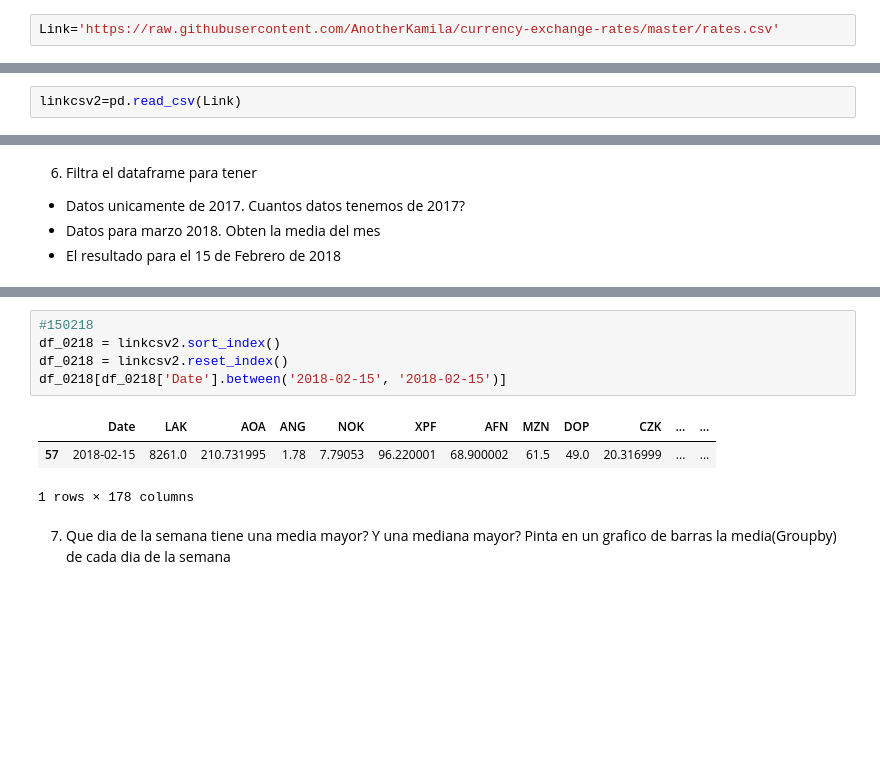
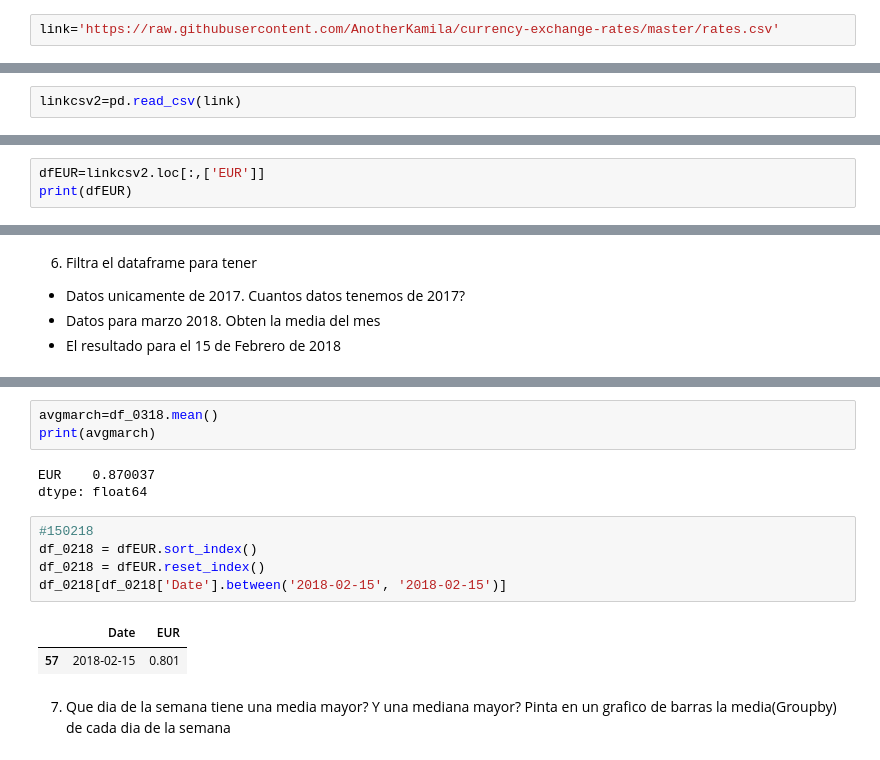
Before and after one commit to ElisaJacky/Time-series, a Jupyter notebook: intro-ejercicios-time-python_v2.ipynb, the cells around one changed output, grey strips where cells are left out. Drawn from its saved outputs; the diff is of its cells as text; blank space fills up the shorter version.

```diff
--- a/intro-ejercicios-time-python_v2.ipynb
+++ b/intro-ejercicios-time-python_v2.ipynb
@@ -199,5 +198,5 @@ import numpy as np
 # %% [markdown]
 1. Lee el archivo con pandas (no incluyas ningun parametro de momento)
 # %%
-Link='https://raw.githubusercontent.com/AnotherKamila/currency-exchange-rates/master/rates.csv'
+link='https://raw.githubusercontent.com/AnotherKamila/currency-exchange-rates/master/rates.csv'
 # %%
@@ -275,5 +274,5 @@ Length: 178, dtype: object
 # %% [markdown]
 4. Vuelve a leer el archivo, esta vez asignando el parametro al indice y el camo date como fecha. Comprueba que los dataframes son iguales (Se puede utilizar la funcion df.equals(exactly_equal) para comprobar dos dataframes)
 # %%
-linkcsv2=pd.read_csv(Link)
+linkcsv2=pd.read_csv(link)
 # %%
@@ -307,0 +302,3 @@ IndexError: only integers, slices (`:`), ellipsis (`...`), numpy.newaxis (`None`
+# %%
+dfEUR=linkcsv2.loc[:,['EUR']]
+print(dfEUR)
@@ -356,11 +384,16 @@ df_0318[df_0318['Date'].between('2018-03-01', '2018-03-31')]
+# %%
+avgmarch=df_0318.mean()
+print(avgmarch)
+# %% [output]
+EUR    0.870037
+dtype: float64
 # %%
 #150218
-df_0218 = linkcsv2.sort_index()
-df_0218 = linkcsv2.reset_index()
+df_0218 = dfEUR.sort_index()
+df_0218 = dfEUR.reset_index()
 df_0218[df_0218['Date'].between('2018-02-15', '2018-02-15')]
 # %% [output]
-|  | Date | LAK | AOA | ANG | NOK | XPF | AFN | MZN | DOP | CZK | ... | ... |
-| 57 | 2018-02-15 | 8261.0 | 210.731995 | 1.78 | 7.79053 | 96.220001 | 68.900002 | 61.5 | 49.0 | 20.316999 | ... | ... |
+|  | Date | EUR |
+| 57 | 2018-02-15 | 0.801 |
-1 rows × 178 columns
 # %% [markdown]
 7. Que dia de la semana tiene una media mayor? Y una mediana mayor? Pinta en un grafico de barras la media(Groupby) de cada dia de la semana
```
Also changed, not shown: parts of 18 cells of this notebook.
